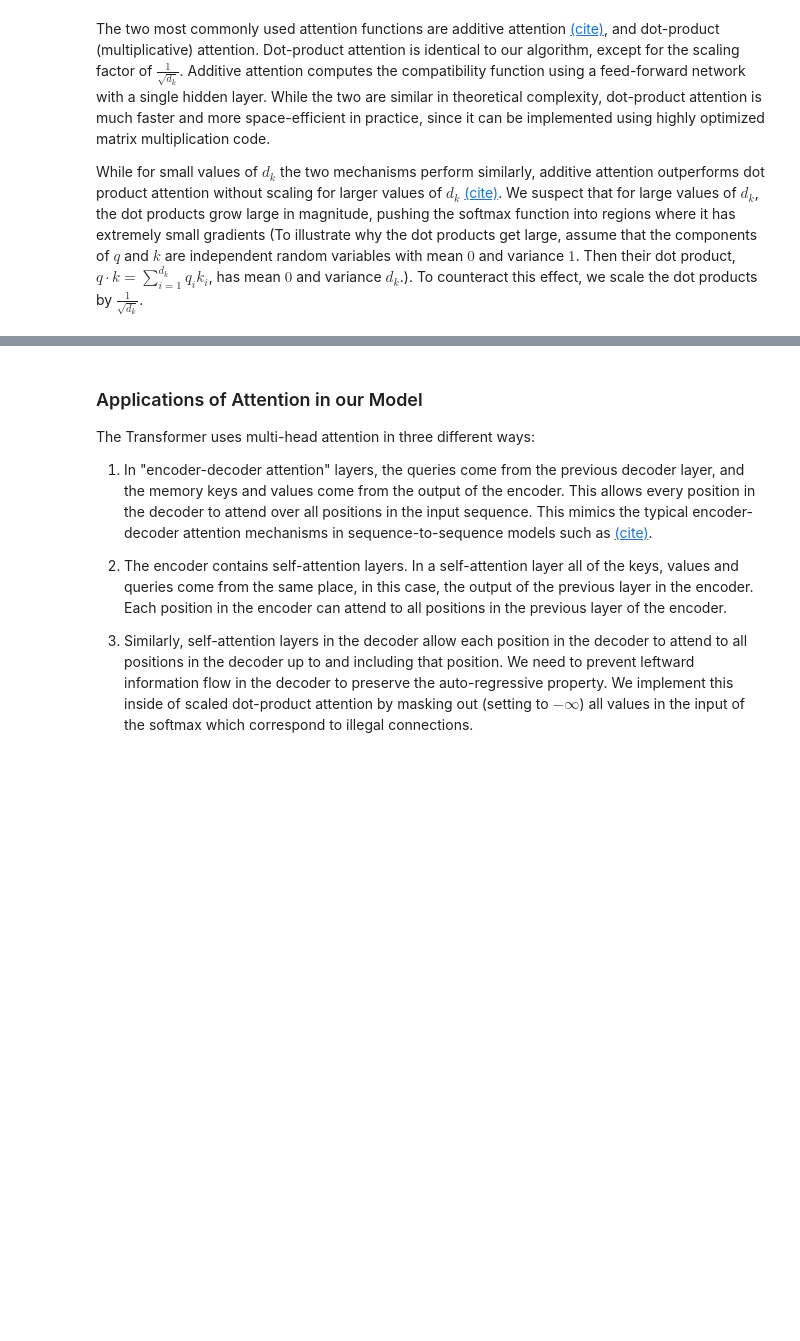
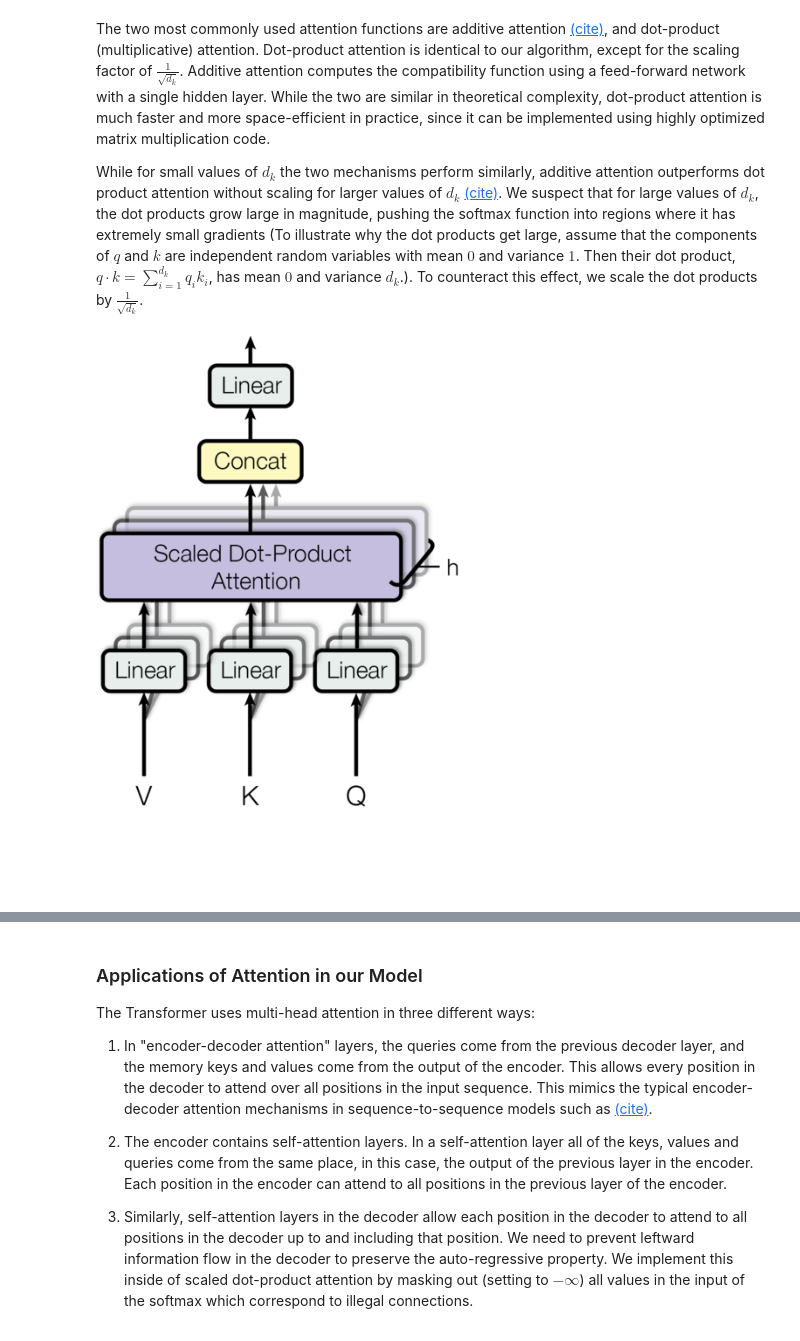
Before and after one commit to harvardnlp/annotated-transformer, a Jupyter notebook: The Annotated Transformer.ipynb, the cells around one changed output, grey strips where cells are left out. Saved outputs shown, nothing was run; the diff lists cells and outputs as text; code cells hidden in the pictures; blank space fills up the shorter version.

```diff
--- a/The Annotated Transformer.ipynb
+++ b/The Annotated Transformer.ipynb
@@ -235,4 +243,8 @@ The two most commonly used attention functions are additive attention [(cite)](h
 
 
 While for small values of $d_k$ the two mechanisms perform similarly, additive attention outperforms dot product attention without scaling for larger values of $d_k$ [(cite)](https://arxiv.org/abs/1703.03906). We suspect that for large values of $d_k$, the dot products grow large in magnitude, pushing the softmax function into regions where it has extremely small gradients  (To illustrate why the dot products get large, assume that the components of $q$ and $k$ are independent random variables with mean $0$ and variance $1$.  Then their dot product, $q \cdot k = \sum_{i=1}^{d_k} q_ik_i$, has mean $0$ and variance $d_k$.). To counteract this effect, we scale the dot products by $\frac{1}{\sqrt{d_k}}$.
+# %%
+Image(filename='images/ModalNet-20.png')
+# %% [output]
+[figure, added]
 # %% [markdown]
```
Also changed, not shown: parts of 34 cells of this notebook, 2 other files.
